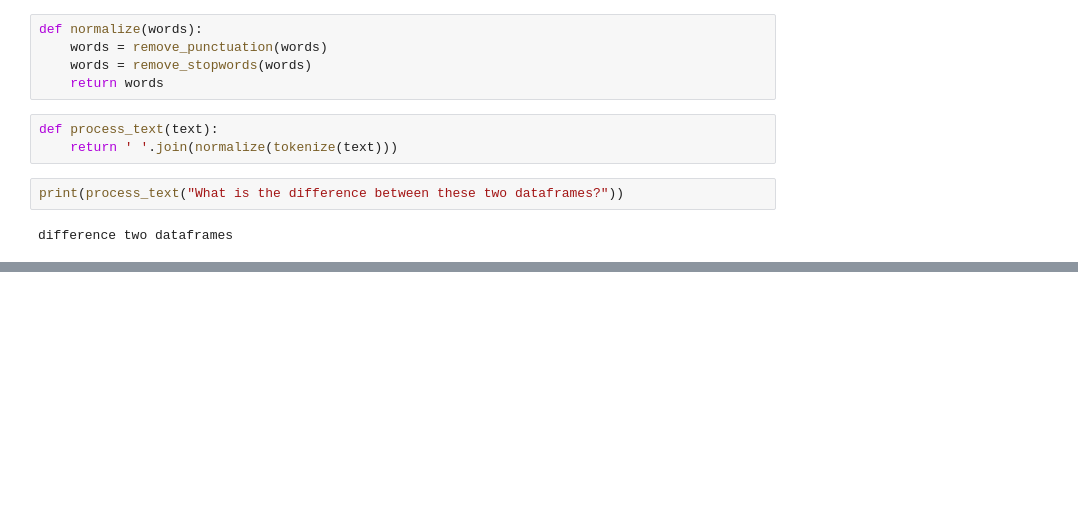
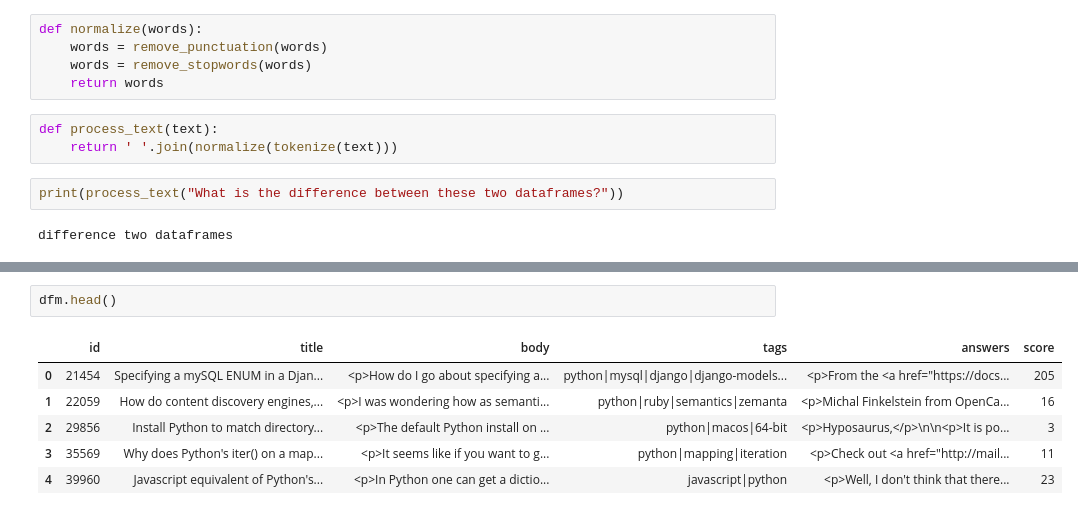
Before and after one commit to cs18b028/Shortify, a Jupyter notebook: process_data.ipynb, the cells around one changed output, grey strips where cells are left out. Cells and saved outputs as stored; diff of their text form; blank space fills up the shorter version.

```diff
--- a/process_data.ipynb
+++ b/process_data.ipynb
@@ -104,0 +127,9 @@ difference two dataframes
+# %%
+dfm.head()
+# %% [output]
+|  | id | title | body | tags | answers | score |
+| 0 | 21454 | Specifying a mySQL ENUM in a Djan... | <p>How do I go about specifying a... | python|mysql|django|django-models... | <p>From the <a href="https://docs... | 205 |
+| 1 | 22059 | How do content discovery engines,... | <p>I was wondering how as semanti... | python|ruby|semantics|zemanta | <p>Michal Finkelstein from OpenCa... | 16 |
+| 2 | 29856 | Install Python to match directory... | <p>The default Python install on ... | python|macos|64-bit | <p>Hyposaurus,</p>\n\n<p>It is po... | 3 |
+| 3 | 35569 | Why does Python's iter() on a map... | <p>It seems like if you want to g... | python|mapping|iteration | <p>Check out <a href="http://mail... | 11 |
+| 4 | 39960 | Javascript equivalent of Python's... | <p>In Python one can get a dictio... | javascript|python | <p>Well, I don't think that there... | 23 |
```
Also changed, not shown: parts of 15 cells of this notebook, 8 other files.
